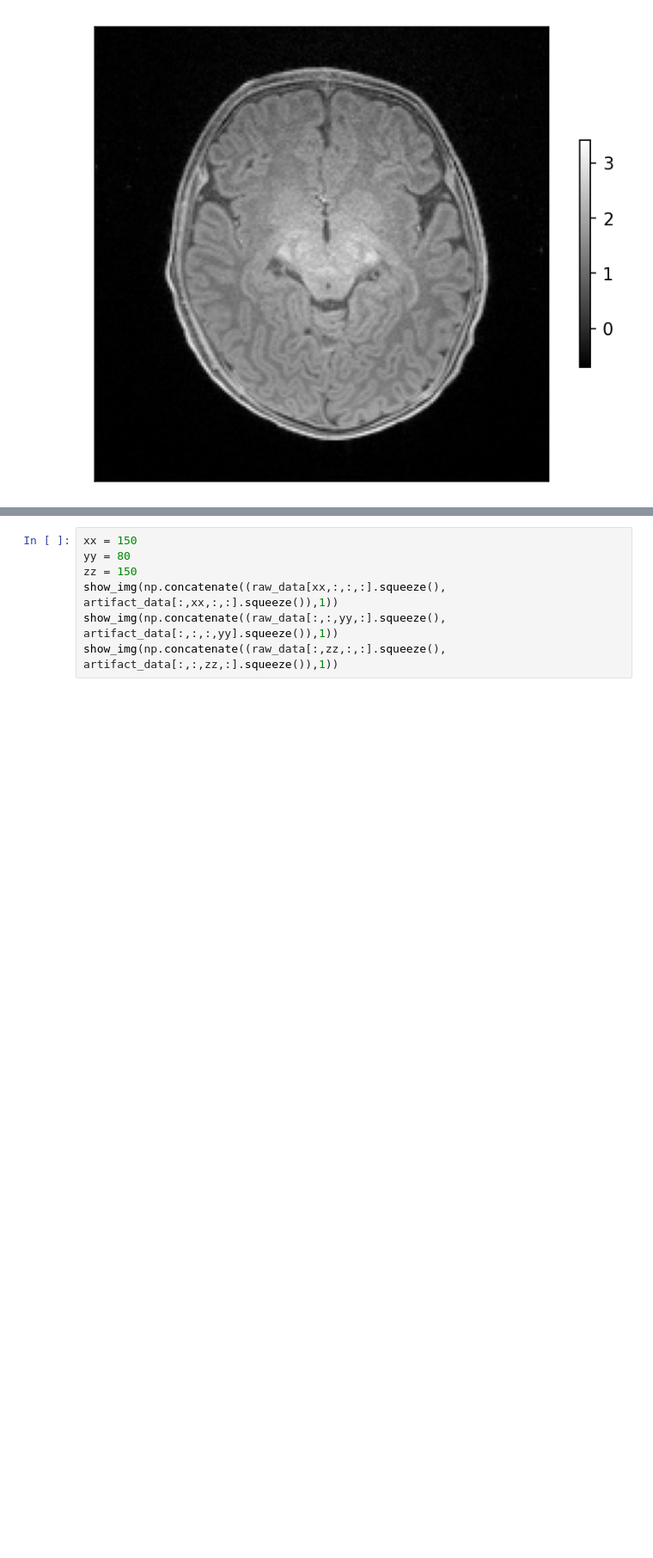
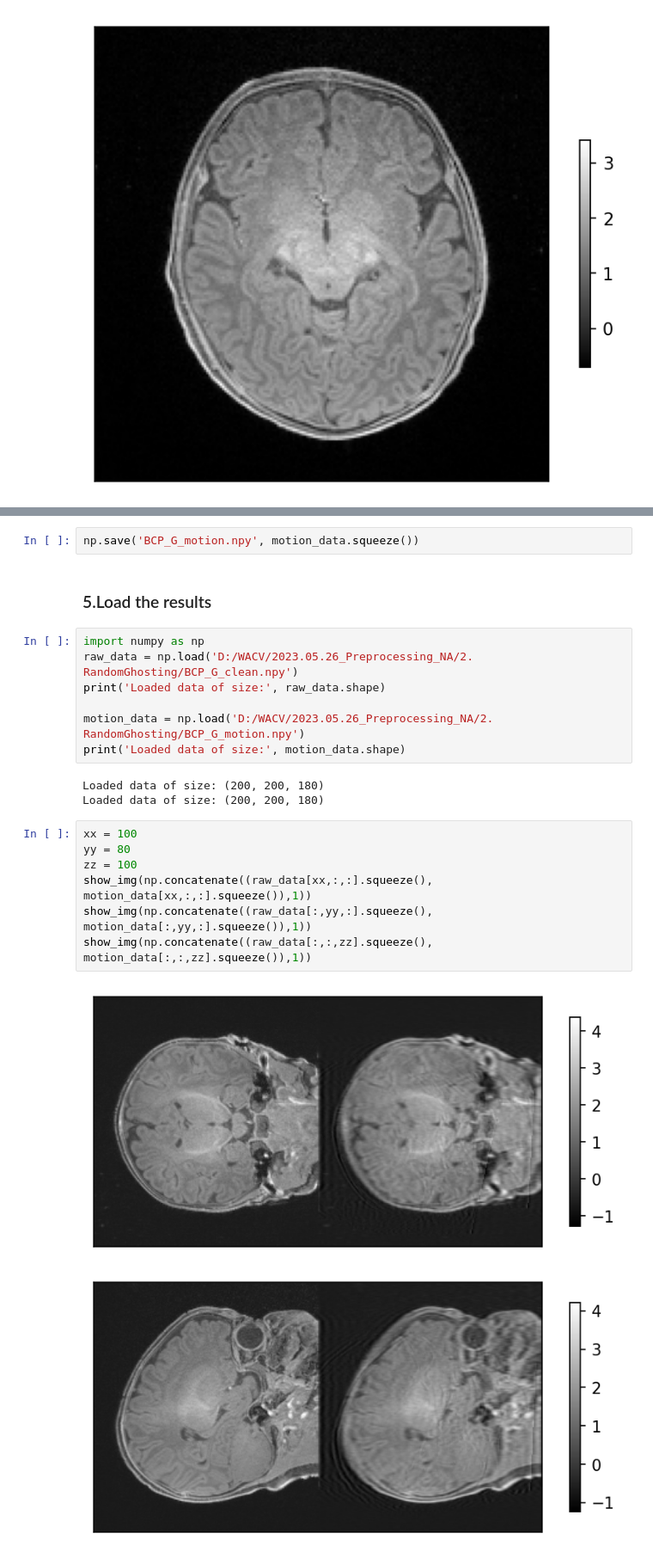
Before and after one commit to ljh4959/Random_Artifact_Noise, a Jupyter notebook: 2. RandomGhosting/Add_Artifact_v2.ipynb, the cells around one changed output, grey strips where cells are left out. Shown at 86% size. Cells and saved outputs as stored; diff of their text form; blank space fills up the shorter version.

```diff
--- a/2. RandomGhosting/Add_Artifact_v2.ipynb
+++ b/2. RandomGhosting/Add_Artifact_v2.ipynb
@@ -131,7 +156,24 @@ print("N_Std:", n_std_value)
+# %%
+np.save('BCP_G_motion.npy', motion_data.squeeze())
+# %% [markdown]
+### 5.Load the results
+# %%
+import numpy as np
+raw_data = np.load('D:/WACV/2023.05.26_Preprocessing_NA/2. RandomGhosting/BCP_G_clean.npy')
+print('Loaded data of size:', raw_data.shape)
+
+motion_data = np.load('D:/WACV/2023.05.26_Preprocessing_NA/2. RandomGhosting/BCP_G_motion.npy')
+print('Loaded data of size:', motion_data.shape)
+# %% [output]
+Loaded data of size: (200, 200, 180)
+Loaded data of size: (200, 200, 180)
 # %%
-xx = 150
+xx = 100
 yy = 80
-zz = 150
-show_img(np.concatenate((raw_data[xx,:,:,:].squeeze(), artifact_data[:,xx,:,:].squeeze()),1))
-show_img(np.concatenate((raw_data[:,:,yy,:].squeeze(), artifact_data[:,:,:,yy].squeeze()),1))
-show_img(np.concatenate((raw_data[:,zz,:,:].squeeze(), artifact_data[:,:,zz,:].squeeze()),1))
+zz = 100
+show_img(np.concatenate((raw_data[xx,:,:].squeeze(), motion_data[xx,:,:].squeeze()),1))
+show_img(np.concatenate((raw_data[:,yy,:].squeeze(), motion_data[:,yy,:].squeeze()),1))
+show_img(np.concatenate((raw_data[:,:,zz].squeeze(), motion_data[:,:,zz].squeeze()),1))
+# %% [output]
+[figure, added]
+[figure, added]
```
Also changed, not shown: parts of 17 cells of this notebook, 3 other files.
